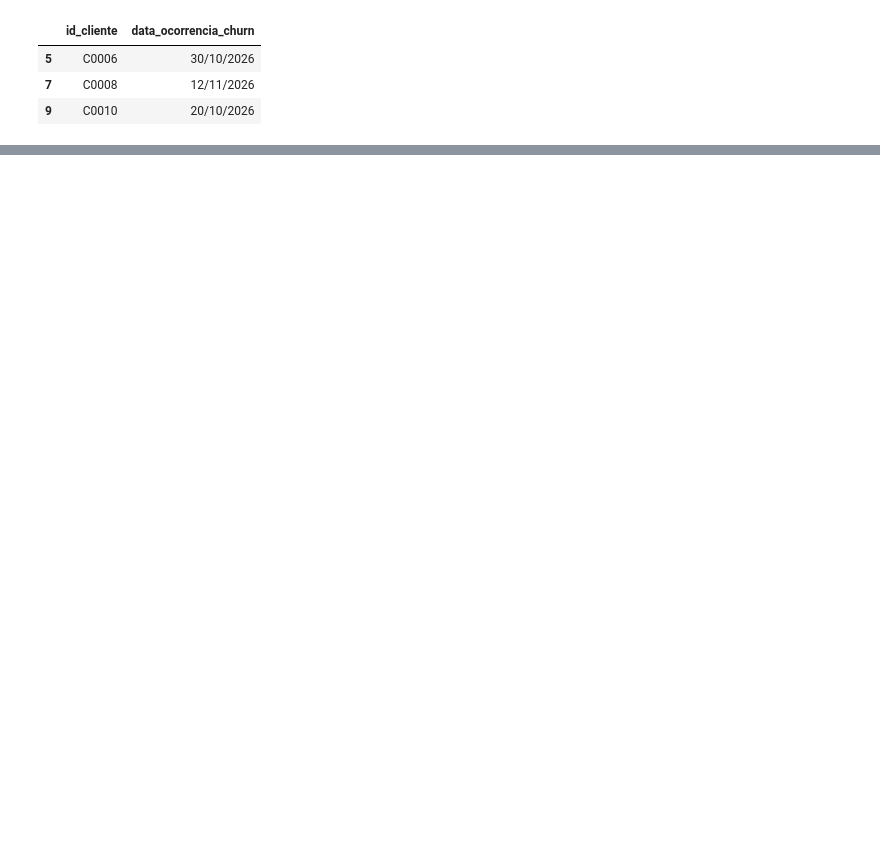
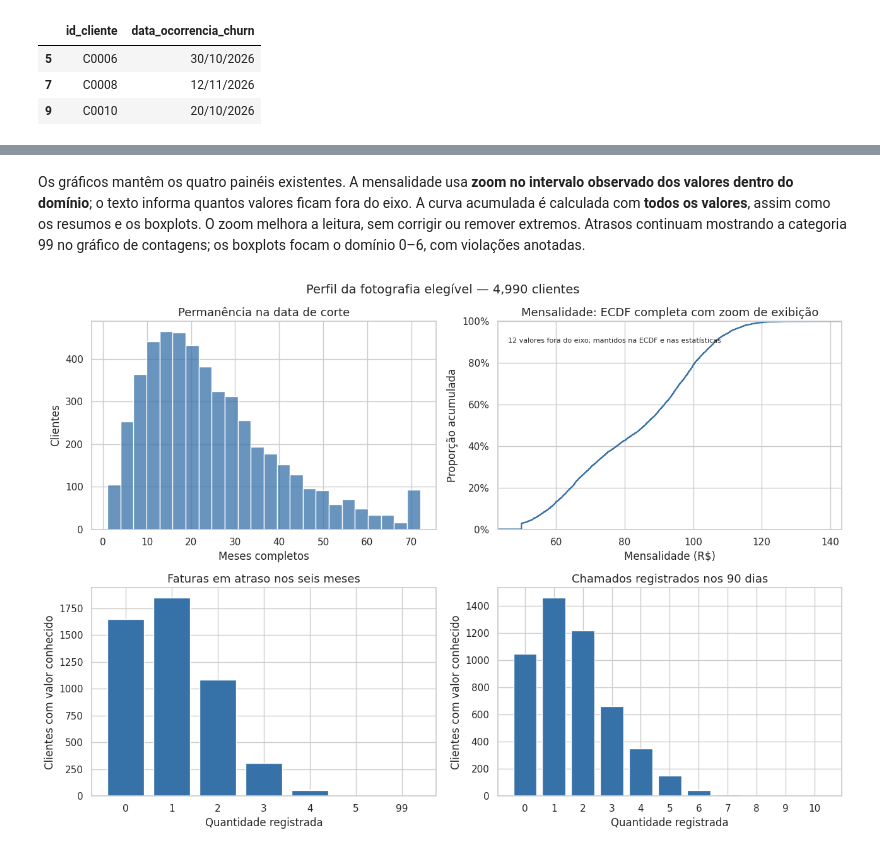
Before and after one commit to AlvaroNegromonte/churn_analysis_SI, a Jupyter notebook: analise_base_churn.ipynb, the cells around one changed output, grey strips where cells are left out. Cells and saved outputs as stored; diff of their text form; code cells hidden in the pictures; blank space fills up the shorter version.

```diff
--- a/analise_base_churn.ipynb
+++ b/analise_base_churn.ipynb
@@ -345,0 +1281,14 @@ no roteiro.
+# %%
+medidas_numericas = ["tempo_cliente_meses", "mensalidade_rs", "atrasos_6m",
+                     "chamados_30d_registrados", "chamados_60d_registrados", "chamados_90d_registrados"]
+resumo_univariado = visao_elegivel[medidas_numericas].describe().T
+display(resumo_univariado.round(2))
+sinais_iqr = []
+for coluna in ["tempo_cliente_meses", "mensalidade_rs"]:
+    valores = visao_elegivel[coluna].dropna().astype(float)
+    q1, q3 = valores.quantile([0.25, 0.75]); iqr = q3 - q1
+    inferior, superior = q1 - 1.5 * iqr, q3 + 1.5 * iqr
+    sinais_iqr.append({"Atributo": coluna, "Limite inferior IQR": inferior, "Limite superior IQR": superior,
+                       "Sinalizados": int((valores.lt(inferior) | valores.gt(superior)).sum()),
+                       "Disponíveis": len(valores)})
+display(pd.DataFrame(sinais_iqr).round(2))
@@ -345,0 +1306,32 @@ no roteiro.
+# %% [markdown]
+Os gráficos mantêm os quatro painéis existentes. A mensalidade usa **zoom no
+intervalo observado dos valores dentro do domínio**; o texto informa quantos
+valores ficam fora do eixo. A curva acumulada é calculada com **todos os valores**,
+assim como os resumos e os boxplots. O zoom melhora a leitura, sem corrigir ou
+remover extremos. Atrasos continuam mostrando a categoria 99 no gráfico de
+contagens; os boxplots focam o domínio 0–6, com violações anotadas.
+# %%
+from matplotlib.ticker import PercentFormatter
+
+fig, eixos = plt.subplots(2, 2, figsize=(13, 9))
+sns.histplot(data=visao_elegivel, x="tempo_cliente_meses", bins=24, ax=eixos[0, 0], color="#3671a8")
+eixos[0, 0].set(title="Permanência na data de corte", xlabel="Meses completos", ylabel="Clientes")
+sns.ecdfplot(data=visao_elegivel, x="mensalidade_rs", ax=eixos[0, 1], color="#3671a8")
+mensalidades_regulares = visao_elegivel.loc[visao_elegivel["mensalidade_rs"].between(10, 500), "mensalidade_rs"]
+limite_baixo = float(mensalidades_regulares.min())
+limite_alto = float(mensalidades_regulares.max())
+margem = max((limite_alto - limite_baixo) * 0.08, 1)
+eixos[0, 1].set_xlim(limite_baixo - margem, limite_alto + margem)
+fora_eixo = visao_elegivel["mensalidade_rs"].notna() & ~visao_elegivel["mensalidade_rs"].between(limite_baixo - margem, limite_alto + margem)
+eixos[0, 1].text(0.03, 0.92, f"{int(fora_eixo.sum())} valores fora do eixo; mantidos na ECDF e nas estatísticas", transform=eixos[0, 1].transAxes, fontsize=8, va="top")
+eixos[0, 1].yaxis.set_major_formatter(PercentFormatter(1))
+eixos[0, 1].set(title="Mensalidade: ECDF completa com zoom de exibição", xlabel="Mensalidade (R$)", ylabel="Proporção acumulada")
+for eixo, coluna, titulo in [(eixos[1, 0], "atrasos_6m", "Faturas em atraso nos seis meses"),
+                              (eixos[1, 1], "chamados_90d_registrados", "Chamados registrados nos 90 dias")]:
+    contagem = visao_elegivel[coluna].value_counts().sort_index()
+    eixo.bar(contagem.index.astype(int).astype(str), contagem.values, color="#3671a8")
+    eixo.set(title=titulo, xlabel="Quantidade registrada", ylabel="Clientes com valor conhecido")
+fig.suptitle(f"Perfil da fotografia elegível — {len(visao_elegivel):,} clientes", fontsize=14)
+fig.tight_layout(); plt.show()
+# %% [output]
+[figure, added]
```
Also changed, not shown: parts of 67 cells of this notebook, 2 other files.
